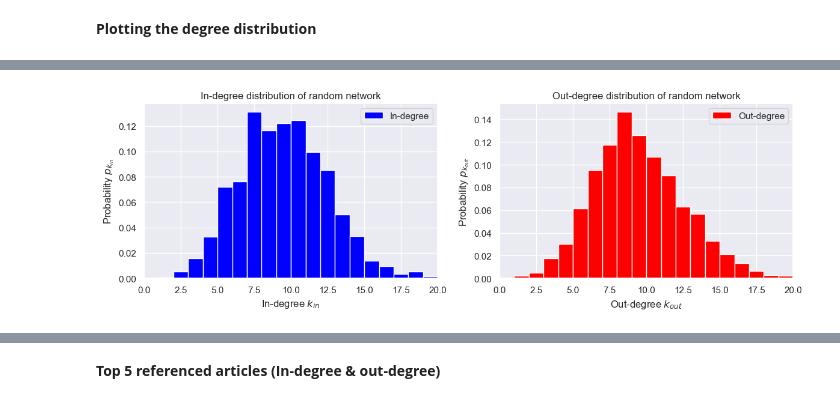
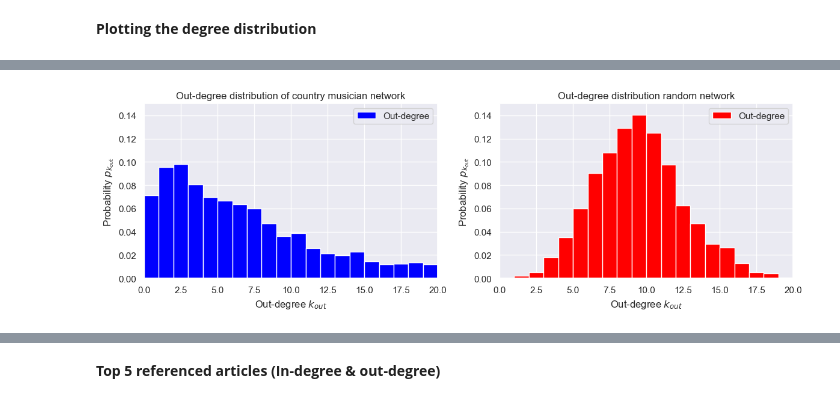
Before and after one commit to annaekner/social-graphs, a Jupyter notebook: Assignment 1/Assignment1.ipynb, the cells around one changed output, grey strips where cells are left out. Cells and saved outputs as stored; diff of their text form; code cells hidden in the pictures.

```diff
--- a/Assignment 1/Assignment1.ipynb
+++ b/Assignment 1/Assignment1.ipynb
@@ -276,7 +276,6 @@ def Sune_Network(N):
 
     Args
         N: number of nodes
-        m: number of existing nodes to connect to
 
     Returns
         Sune: networkx graph object of the Sune network
@@ -525,20 +555,23 @@ Country music performer network
 # %% [markdown]
 **Plotting the degree distribution**
 # %%
-def plot_in_out_degree_distributions(degree_sequence_in, degree_sequence_out, network_name, xlim = (0, 60)):
+def plot_in_out_degree_distributions(degree_sequence_in, degree_sequence_out, title_plot1, title_plot2,
+                                    label_plot1 = ('In-degree','In-degree $k_{in}$', 'Probability $p_{k_{in}}$'),
+                                    label_plot2 = ('Out-degree','Out-degree $k_{out}$', 'Probability $p_{k_{out}}$'),
+                                    xlim = (0, 60), ylim = (0, 0.2)):
     """
     Plotting the in-degree and out-degree distributions of a network side-by-side
     """
     fig, ax = plt.subplots(1, 2, figsize = (12, 4))
 
-    ax[0].hist(degree_sequence_in, bins=range(max(degree_sequence_in)+1), density=True, label='In-degree', color='blue')
-    ax[0].set_title(f'In-degree distribution of {network_name}')
-    ax[0].set(xlabel = 'In-degree $k_{in}$', ylabel = 'Probability $p_{k_{in}}$', xlim = xlim)
+    ax[0].hist(degree_sequence_in, bins=range(max(degree_sequence_in)+1), density=True, label=label_plot1[0], color='blue')
+    ax[0].set_title(title_plot1)
+    ax[0].set(xlabel = label_plot1[1], ylabel = label_plot1[2], xlim = xlim, ylim = ylim)
     ax[0].legend()
 
-    ax[1].hist(degree_sequence_out, bins=range(max(degree_sequence_out)+1), density=True, label='Out-degree', color='red')
-    ax[1].set_title(f'Out-degree distribution of {network_name}')
-    ax[1].set(xlabel = 'Out-degree $k_{out}$', ylabel = 'Probability $p_{k_{out}}$', xlim = xlim)
+    ax[1].hist(degree_sequence_out, bins=range(max(degree_sequence_out)+1), density=True, label=label_plot2[0], color='red')
+    ax[1].set_title(title_plot2)
+    ax[1].set(xlabel = label_plot2[1], ylabel = label_plot2[2], xlim = xlim, ylim = ylim)
     ax[1].legend()
 
     plt.tight_layout()
@@ -563,10 +595,13 @@ The reason the in-degree is generally smaller is that an article is not linked t
 # %%
 # Distribution for random network with same number of nodes and edges
 random_graph = nx.gnm_random_graph(n=len(country_performer_graph.nodes), m=len(country_performer_graph.edges), directed=True)
 
 in_degrees_random = list(dict(random_graph.in_degree()).values())
 out_degrees_random = list(dict(random_graph.out_degree()).values())
 
-plot_in_out_degree_distributions(in_degrees_random, out_degrees_random, 'random network', xlim = (0, 20))
+plot_in_out_degree_distributions(out_degrees, out_degrees_random, 'Out-degree distribution of country musician network', 'Out-degree distribution random network',
+                                 ('Out-degree','Out-degree $k_{out}$', 'Probability $p_{k_{out}}$'),
+                                 ('Out-degree','Out-degree $k_{out}$', 'Probability $p_{k_{out}}$'),
+                                 xlim = (0, 20), ylim = (0, 0.15))
 # %% [output]
-[figure, old version]
+[figure, new version]
```
Also changed, not shown: parts of 26 cells of this notebook.
